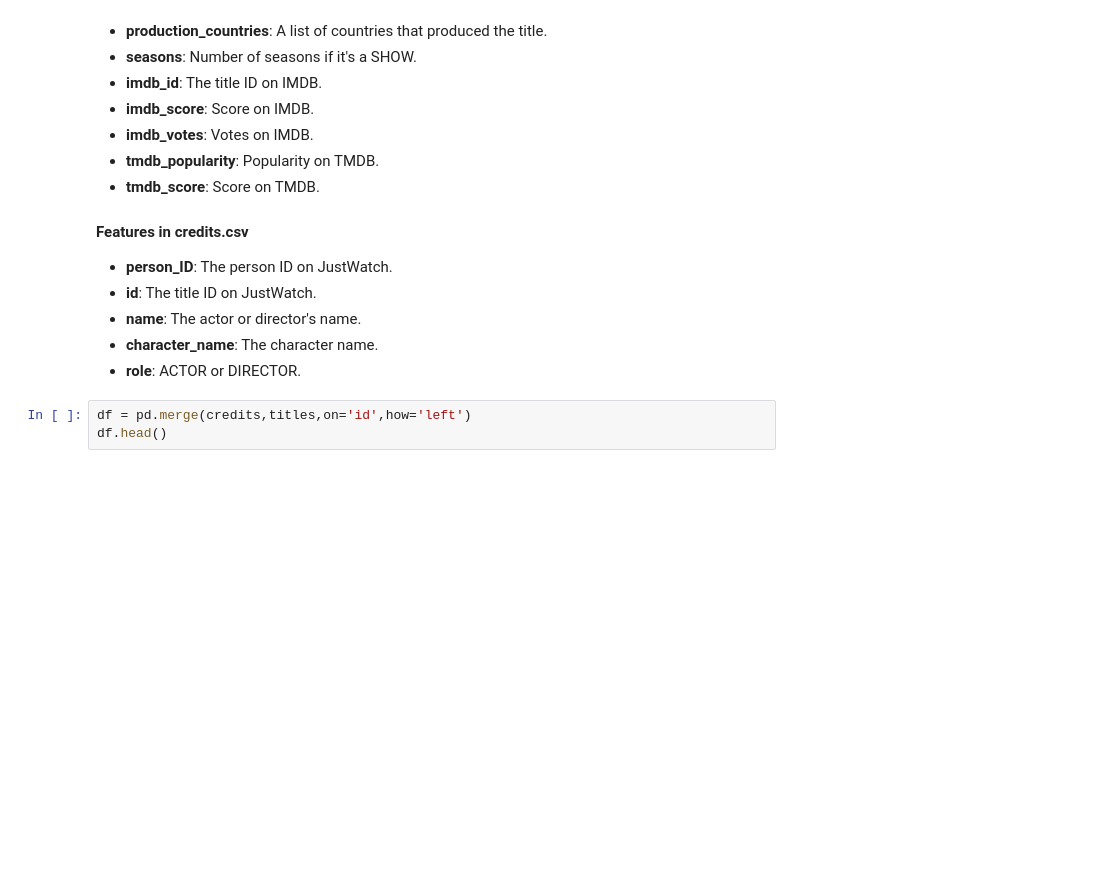
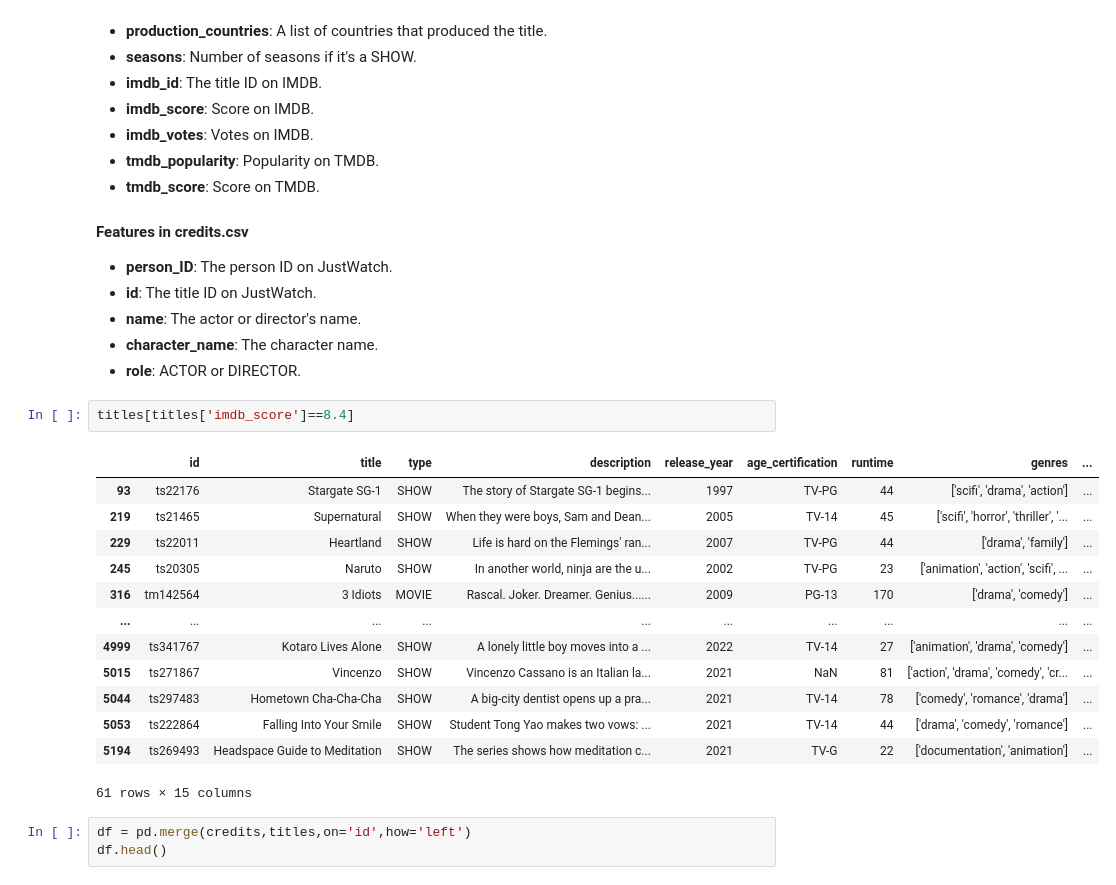
Before and after one commit to Deepakvk18/Machine-Learning, a Jupyter notebook: netflix-recommendation-system.ipynb, the cells around one changed output. Drawn from its saved outputs; the diff is of its cells as text; blank space fills up the shorter version.

```diff
--- a/netflix-recommendation-system.ipynb
+++ b/netflix-recommendation-system.ipynb
@@ -86,6 +87,22 @@ titles.shape, credits.shape
 * **name**: The actor or director's name.
 * **character_name**: The character name.
 * **role**: ACTOR or DIRECTOR.
+# %%
+titles[titles['imdb_score']==8.4]
+# %% [output]
+|  | id | title | type | description | release_year | age_certification | runtime | genres | ... |
+| 93 | ts22176 | Stargate SG-1 | SHOW | The story of Stargate SG-1 begins... | 1997 | TV-PG | 44 | ['scifi', 'drama', 'action'] | ... |
+| 219 | ts21465 | Supernatural | SHOW | When they were boys, Sam and Dean... | 2005 | TV-14 | 45 | ['scifi', 'horror', 'thriller', '... | ... |
+| 229 | ts22011 | Heartland | SHOW | Life is hard on the Flemings' ran... | 2007 | TV-PG | 44 | ['drama', 'family'] | ... |
+| 245 | ts20305 | Naruto | SHOW | In another world, ninja are the u... | 2002 | TV-PG | 23 | ['animation', 'action', 'scifi', ... | ... |
+| 316 | tm142564 | 3 Idiots | MOVIE | Rascal. Joker. Dreamer. Genius...... | 2009 | PG-13 | 170 | ['drama', 'comedy'] | ... |
+| ... | ... | ... | ... | ... | ... | ... | ... | ... | ... |
+| 4999 | ts341767 | Kotaro Lives Alone | SHOW | A lonely little boy moves into a ... | 2022 | TV-14 | 27 | ['animation', 'drama', 'comedy'] | ... |
+| 5015 | ts271867 | Vincenzo | SHOW | Vincenzo Cassano is an Italian la... | 2021 | NaN | 81 | ['action', 'drama', 'comedy', 'cr... | ... |
+| 5044 | ts297483 | Hometown Cha-Cha-Cha | SHOW | A big-city dentist opens up a pra... | 2021 | TV-14 | 78 | ['comedy', 'romance', 'drama'] | ... |
+| 5053 | ts222864 | Falling Into Your Smile | SHOW | Student Tong Yao makes two vows: ... | 2021 | TV-14 | 44 | ['drama', 'comedy', 'romance'] | ... |
+| 5194 | ts269493 | Headspace Guide to Meditation | SHOW | The series shows how meditation c... | 2021 | TV-G | 22 | ['documentation', 'animation'] | ... |
+61 rows × 15 columns
 # %%
 df = pd.merge(credits,titles,on='id',how='left')
 df.head()
```
Also changed, not shown: parts of 23 cells of this notebook.
